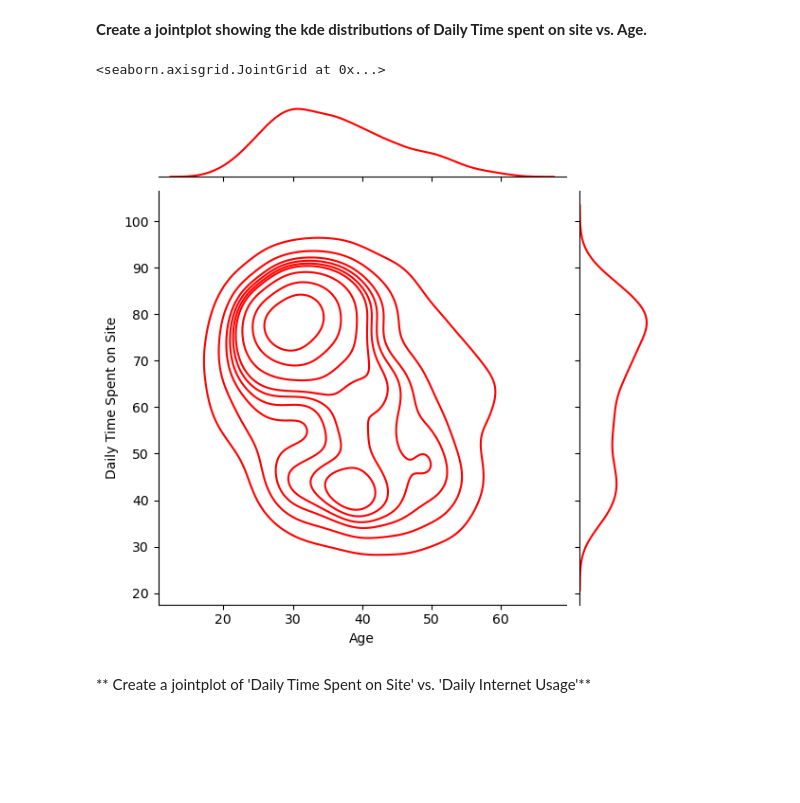
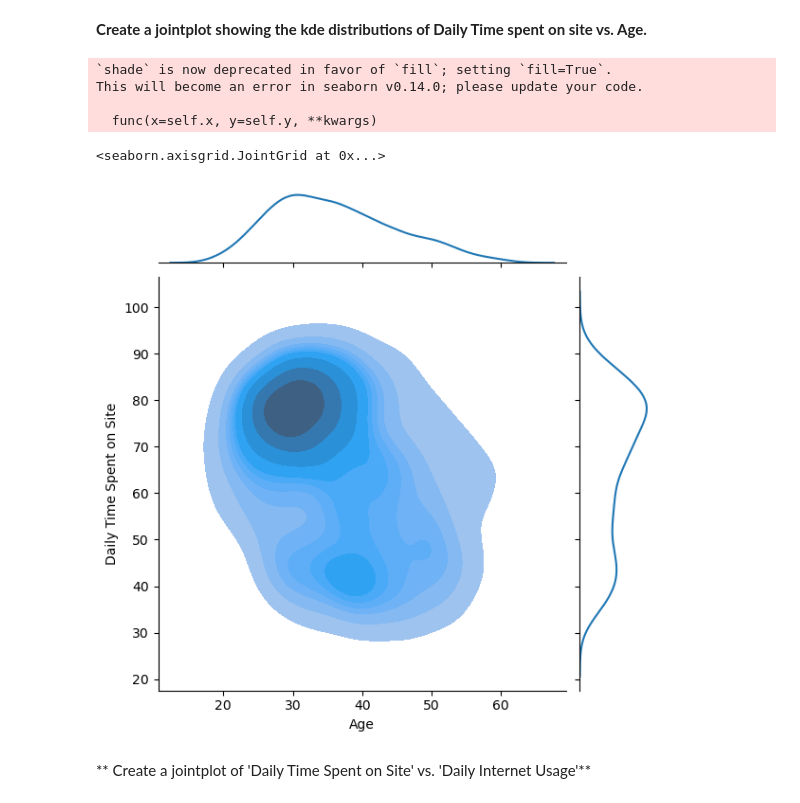
Before and after one commit to AshikurIST/Logistic-Regression--ML, a Jupyter notebook: Logistic Regression Project.ipynb, the cells around one changed output. Saved outputs shown, nothing was run; the diff lists cells and outputs as text; code cells hidden in the pictures; blank space fills up the shorter version.

```diff
--- a/Logistic Regression Project.ipynb
+++ b/Logistic Regression Project.ipynb
@@ -103,10 +103,14 @@ sns.jointplot(x='Age',y='Area Income',data=ad_data)
 # %% [markdown]
 **Create a jointplot showing the kde distributions of Daily Time spent on site vs. Age.**
 # %%
-sns.jointplot(x='Age',y='Daily Time Spent on Site',data=ad_data,kind='kde',color='red')
+sns.jointplot(x='Age',y='Daily Time Spent on Site',data=ad_data,kind='kde',shade=True)
 # %% [output]
-<seaborn.axisgrid.JointGrid at 0x...>
+`shade` is now deprecated in favor of `fill`; setting `fill=True`.
+This will become an error in seaborn v0.14.0; please update your code.
+
+  func(x=self.x, y=self.y, **kwargs)
+<seaborn.axisgrid.JointGrid at 0x...>
-[figure, old version]
+[figure, new version]
 # %% [markdown]
 ** Create a jointplot of 'Daily Time Spent on Site' vs. 'Daily Internet Usage'**
 # %%
```
Also changed, not shown: parts of 2 cells of this notebook.
